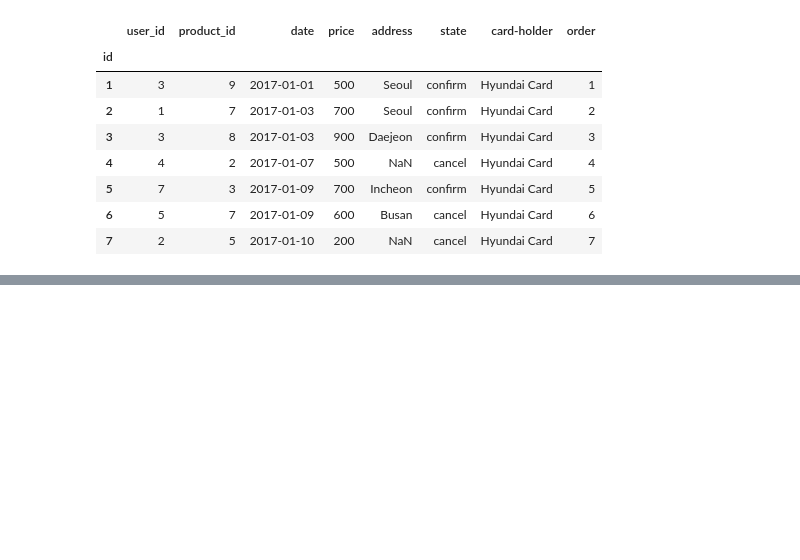
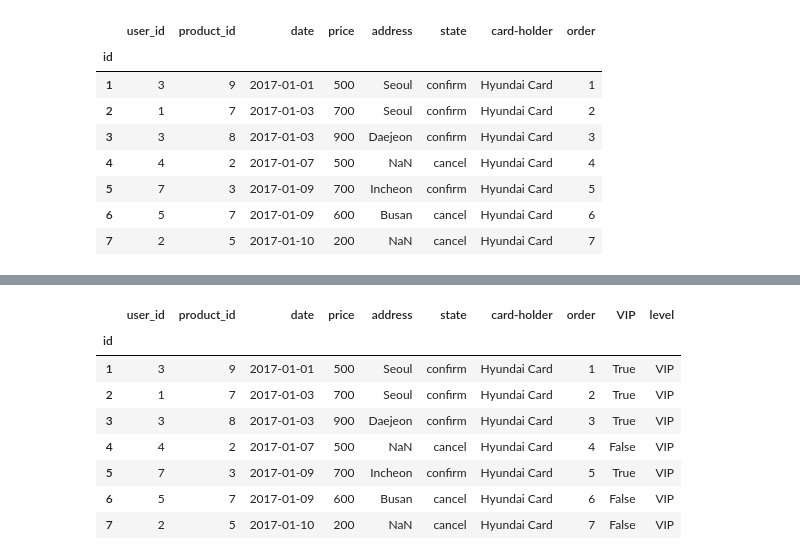
Before and after one commit to neoplane/Class101_DS_kmong, a Jupyter notebook: Sandbox.ipynb, the cells around one changed output, grey strips where cells are left out. Saved outputs shown, nothing was run; the diff lists cells and outputs as text; code cells hidden in the pictures; blank space fills up the shorter version.

```diff
--- a/Sandbox.ipynb
+++ b/Sandbox.ipynb
@@ -377,3 +385,6 @@ order
 | 5 | 7 | 3 | 2017-01-09 | 700 | Incheon | confirm | Hyundai Card | 5 |
 | 6 | 5 | 7 | 2017-01-09 | 600 | Busan | cancel | Hyundai Card | 6 |
 | 7 | 2 | 5 | 2017-01-10 | 200 | NaN | cancel | Hyundai Card | 7 |
+# %%
+order['VIP'] = order['price'] >= 500
+order
@@ -379,0 +401,3 @@ order
+# %%
+order['VIP'] = (order['price'] >=500) & (order['state'] == 'confirm')
+order
@@ -379,0 +414,14 @@ order
+# %%
+order.loc[order['price'] >= 500 & (order['state'] == 'confirm'), 'level'] = "VIP"
+order.loc[order['price'] < 500 | (order['state'] == 'cancel'), 'level'] = "Non-VIP"
+order
+# %% [output]
+|  | user_id | product_id | date | price | address | state | card-holder | order | VIP | level |
+| id |  |  |  |  |  |  |  |  |  |  |
+| 1 | 3 | 9 | 2017-01-01 | 500 | Seoul | confirm | Hyundai Card | 1 | True | VIP |
+| 2 | 1 | 7 | 2017-01-03 | 700 | Seoul | confirm | Hyundai Card | 2 | True | VIP |
+| 3 | 3 | 8 | 2017-01-03 | 900 | Daejeon | confirm | Hyundai Card | 3 | True | VIP |
+| 4 | 4 | 2 | 2017-01-07 | 500 | NaN | cancel | Hyundai Card | 4 | False | VIP |
+| 5 | 7 | 3 | 2017-01-09 | 700 | Incheon | confirm | Hyundai Card | 5 | True | VIP |
+| 6 | 5 | 7 | 2017-01-09 | 600 | Busan | cancel | Hyundai Card | 6 | False | VIP |
+| 7 | 2 | 5 | 2017-01-10 | 200 | NaN | cancel | Hyundai Card | 7 | False | VIP |
```
Also changed, not shown: parts of 8 cells of this notebook, 7 other files.
